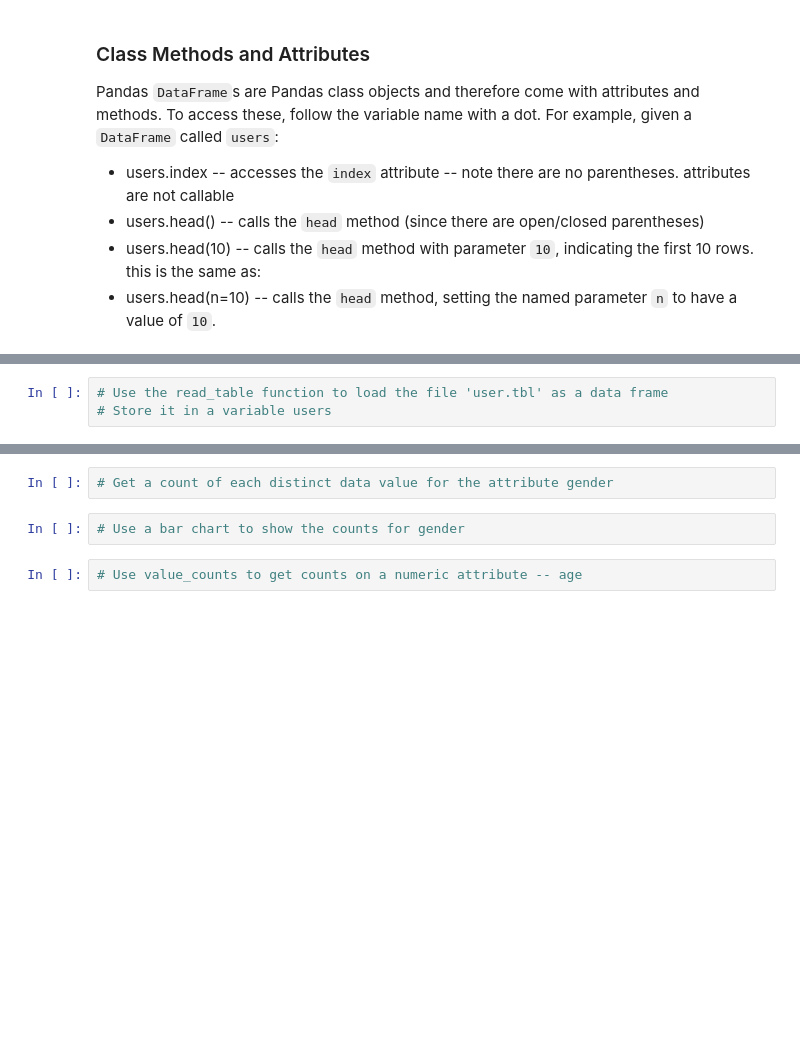
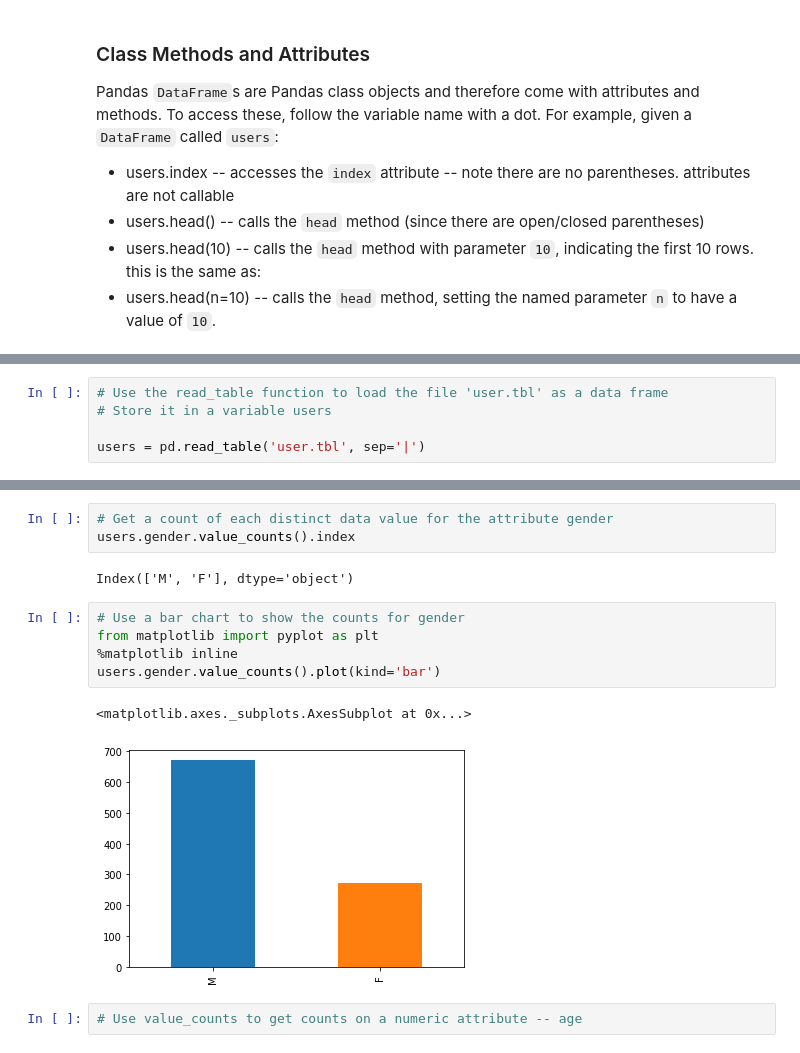
Before and after one commit to dhaliwalip/cpsc5305-fq19, a Jupyter notebook: IntroLab/dataFrames.ipynb, the cells around one changed output, grey strips where cells are left out. Saved outputs shown, nothing was run; the diff lists cells and outputs as text; blank space fills up the shorter version.

```diff
--- a/IntroLab/dataFrames.ipynb
+++ b/IntroLab/dataFrames.ipynb
@@ -40,5 +41,7 @@ Pandas `DataFrame`s are Pandas class objects and therefore come with attributes
 # %%
 # Use the read_table function to load the file 'user.tbl' as a data frame
 # Store it in a variable users
+
+users = pd.read_table('user.tbl', sep='|')
 # %%
 # What is the type of this object
@@ -61,7 +152,16 @@ Pandas `DataFrame`s are Pandas class objects and therefore come with attributes
 # %%
 # Get a count of each distinct data value for the attribute gender
+users.gender.value_counts().index
+# %% [output]
+Index(['M', 'F'], dtype='object')
 # %%
 # Use a bar chart to show the counts for gender
+from matplotlib import pyplot as plt
+%matplotlib inline
+users.gender.value_counts().plot(kind='bar')
+# %% [output]
+<matplotlib.axes._subplots.AxesSubplot at 0x...>
+[figure, added]
 # %%
 # Use value_counts to get counts on a numeric attribute -- age
 # %%
```
Also changed, not shown: parts of 12 cells of this notebook, 5 other files.
